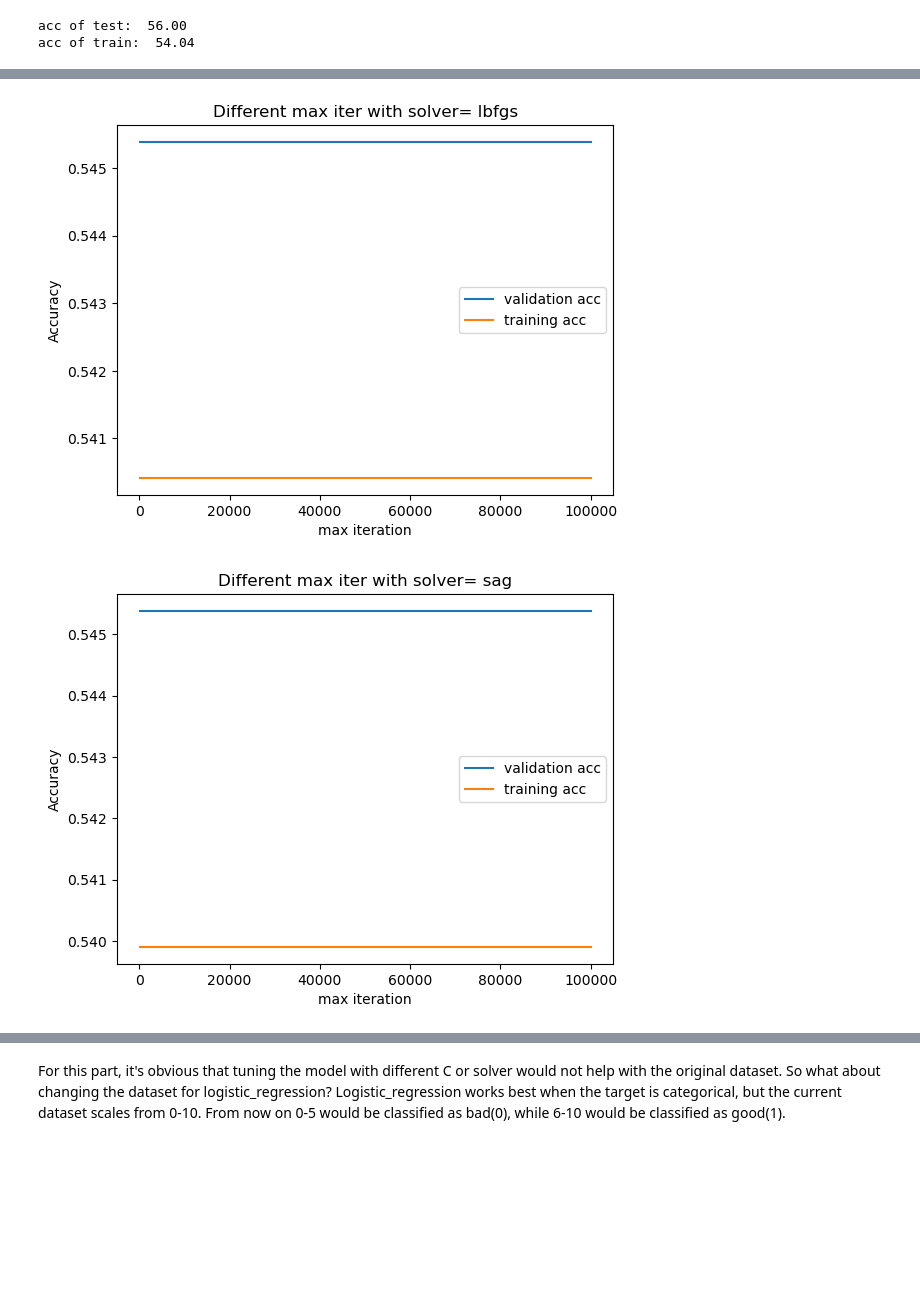
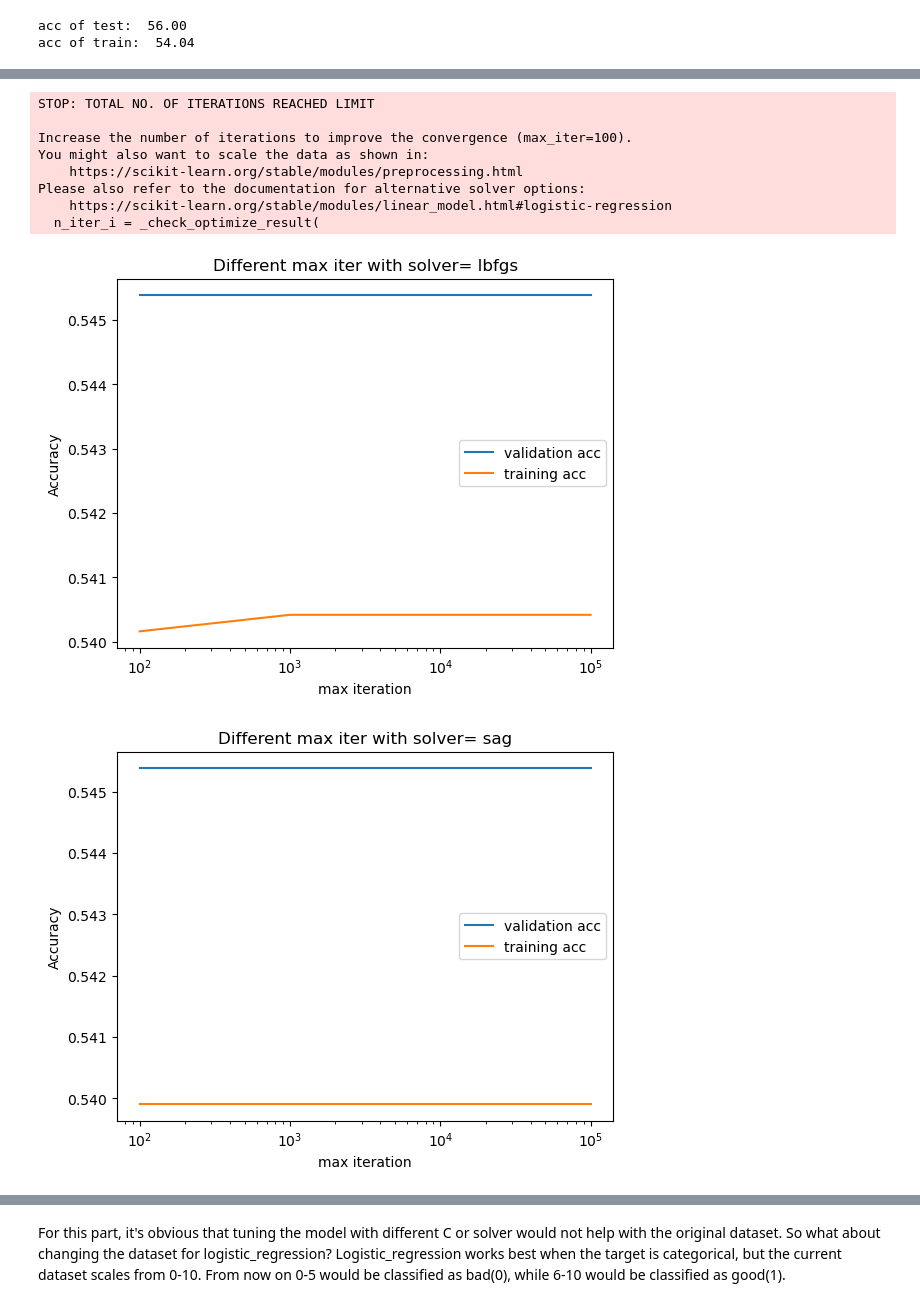
Before and after one commit to jiangyue-amber/CS178_Project, a Jupyter notebook: logistic_regression.ipynb, the cells around one changed output, grey strips where cells are left out. Drawn from its saved outputs; the diff is of its cells as text; code cells hidden in the pictures; blank space fills up the shorter version.

```diff
--- a/logistic_regression.ipynb
+++ b/logistic_regression.ipynb
@@ -93,9 +93,9 @@ def plot_lr(sol, penal='l2', l1_r=0.0):
     test_accs = []
     for c in Cs:
         if(penal != 'l2'):
-            classifier = LogisticRegression(solver=sol, penalty=penal, l1_ratio=l1_r, max_iter=1000)
+            classifier = LogisticRegression(solver=sol, penalty=penal, l1_ratio=l1_r, max_iter=1000, C=c)
         else:
-            classifier = LogisticRegression(solver=sol, max_iter=1000)
+            classifier = LogisticRegression(solver=sol, max_iter=1000, C=c)
         classifier.fit(X_train_scaled, y_train)
         test_pred = classifier.predict(X_test_scaled)
         test_acc = accuracy_score(y_test, test_pred)
@@ -114,8 +114,11 @@ def plot_lr(sol, penal='l2', l1_r=0.0):
     plt.plot(Cs, train_accs, label="training acc")
     plt.ylabel("Accuracy")
     plt.xlabel("C value")
+    plt.xscale('log')
     plt.legend()
     plt.show()
+    print("val_acc: ", val_accs)
+    print("train_acc: ", train_accs)
 
 plot_lr("lbfgs")
 plot_lr("sag")
@@ -140,33 +153,42 @@ def plot_lr(sol, penal='l2', l1_r=0.0):
         if(penal != 'l2'):
             classifier = LogisticRegression(solver=sol, penalty=penal, l1_ratio=l1_r, max_iter=it)
         else:
-            classifier = LogisticRegression(solver=sol, max_iter=1000)
+            classifier = LogisticRegression(solver=sol, max_iter=it)
         classifier.fit(X_train_scaled, y_train)
         test_pred = classifier.predict(X_test_scaled)
         test_acc = accuracy_score(y_test, test_pred)
         train_pred = classifier.predict(X_train_scaled)
         train_acc = accuracy_score(y_train, train_pred)
         val_pred = classifier.predict(X_val_scaled)
         val_acc = accuracy_score(y_val, val_pred)
         val_accs.append(val_acc)
         train_accs.append(train_acc)
         # test_accs.append(test_acc)
 
         # print("When C =", c, "acc of test: ", format(100*test_acc, '.2f') )
         # print("When C =", c, "acc of train: ", format(100*train_acc, '.2f') )
         # print("When C =", c, "acc of val: ", format(100*val_acc, '.2f') )
     plt.plot(iterations, val_accs, label="validation acc")
     plt.plot(iterations, train_accs, label="training acc")
     plt.ylabel("Accuracy")
     plt.xlabel("max iteration")
+    plt.xscale('log')
     plt.legend()
     plt.show()
 
 plot_lr("lbfgs")
 plot_lr("sag")
 plot_lr("newton-cg")
 plot_lr("newton-cholesky")
 plot_lr("saga",penal='elasticnet',l1_r=0.5)
 # %% [output]
+STOP: TOTAL NO. OF ITERATIONS REACHED LIMIT
+
+Increase the number of iterations to improve the convergence (max_iter=100).
+You might also want to scale the data as shown in:
+    https://scikit-learn.org/stable/modules/preprocessing.html
+Please also refer to the documentation for alternative solver options:
+    https://scikit-learn.org/stable/modules/linear_model.html#logistic-regression
+  n_iter_i = _check_optimize_result(
-[figure, old version]
+[figure, new version]
-[figure, old version]
+[figure, new version]
```
Also changed, not shown: parts of 6 cells of this notebook.
